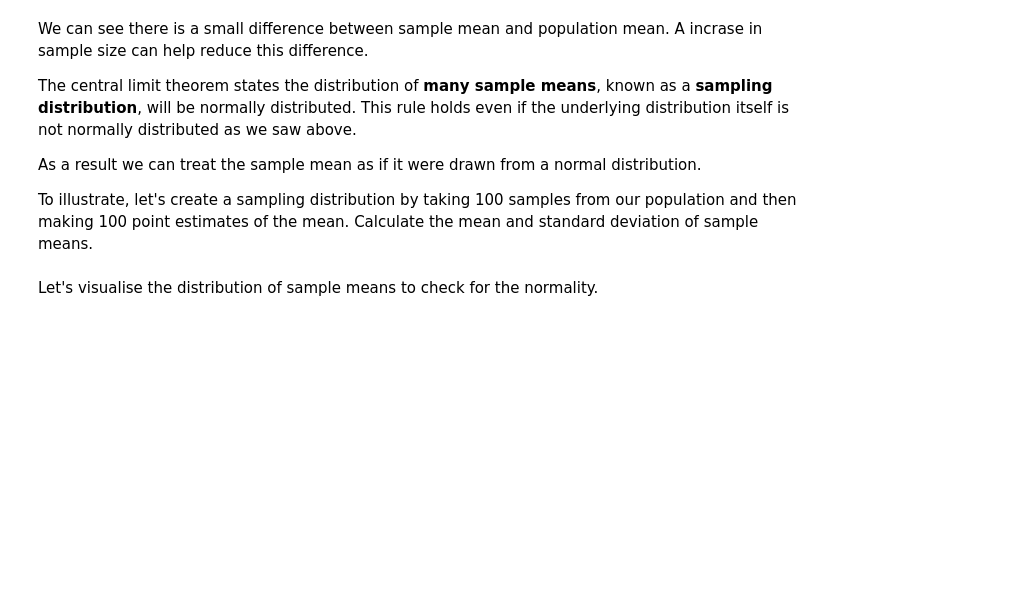
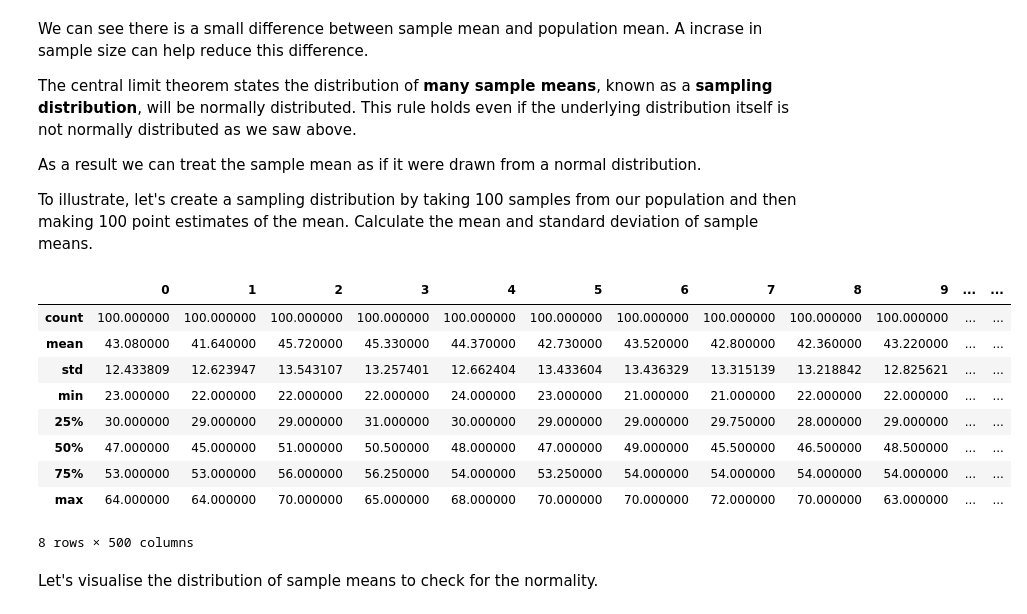
Before and after one commit to AlecMorgan/dsc-2-19-15-confidence-intervals-lab-seattle-ds-career-040119, a Jupyter notebook: index.ipynb, the cells around one changed output. Saved outputs shown, nothing was run; the diff lists cells and outputs as text; code cells hidden in the pictures; blank space fills up the shorter version.

```diff
--- a/index.ipynb
+++ b/index.ipynb
@@ -110,25 +110,37 @@ To illustrate, let's create a sampling distribution by taking 100 samples from o
 # %%
 np.random.seed(15)
 
 point_estimates = [] # Make empty list to hold point estimates
 
 # Take 100 samples and generate 100 point estimates using a for loop.
 # append sample means to get point estimates
 for _ in range(100):
-    new_sample = np.random.choice(a=pop_ages, size=500)
+    new_sample = np.random.choice(a=pop_ages[0], size=500)
     point_estimates.append(new_sample)
 
 # Convert the point_estimates into a pandas dataframe
 # Calculate and print descriptive statistics for the dataframe
-
+pe_df = pd.DataFrame(point_estimates)
+pe_df.describe()
 # count	100.000000
 # mean	42.959380
 # std	0.586404
 # min	41.296000
 # 25%	42.530000
 # 50%	42.960000
 # 75%	43.356000
 # max	44.492000
+# %% [output]
+|  | 0 | 1 | 2 | 3 | 4 | 5 | 6 | 7 | 8 | 9 | ... | ... |
+| count | 100.000000 | 100.000000 | 100.000000 | 100.000000 | 100.000000 | 100.000000 | 100.000000 | 100.000000 | 100.000000 | 100.000000 | ... | ... |
+| mean | 43.080000 | 41.640000 | 45.720000 | 45.330000 | 44.370000 | 42.730000 | 43.520000 | 42.800000 | 42.360000 | 43.220000 | ... | ... |
+| std | 12.433809 | 12.623947 | 13.543107 | 13.257401 | 12.662404 | 13.433604 | 13.436329 | 13.315139 | 13.218842 | 12.825621 | ... | ... |
+| min | 23.000000 | 22.000000 | 22.000000 | 22.000000 | 24.000000 | 23.000000 | 21.000000 | 21.000000 | 22.000000 | 22.000000 | ... | ... |
+| 25% | 30.000000 | 29.000000 | 29.000000 | 31.000000 | 30.000000 | 29.000000 | 29.000000 | 29.750000 | 28.000000 | 29.000000 | ... | ... |
+| 50% | 47.000000 | 45.000000 | 51.000000 | 50.500000 | 48.000000 | 47.000000 | 49.000000 | 45.500000 | 46.500000 | 48.500000 | ... | ... |
+| 75% | 53.000000 | 53.000000 | 56.000000 | 56.250000 | 54.000000 | 53.250000 | 54.000000 | 54.000000 | 54.000000 | 54.000000 | ... | ... |
+| max | 64.000000 | 64.000000 | 70.000000 | 65.000000 | 68.000000 | 70.000000 | 70.000000 | 72.000000 | 70.000000 | 63.000000 | ... | ... |
+8 rows × 500 columns
 # %% [markdown]
 Let's visualise the distribution of sample means to check for the normality.
 # %%
```
Also changed, not shown: parts of 1 cell of this notebook.
